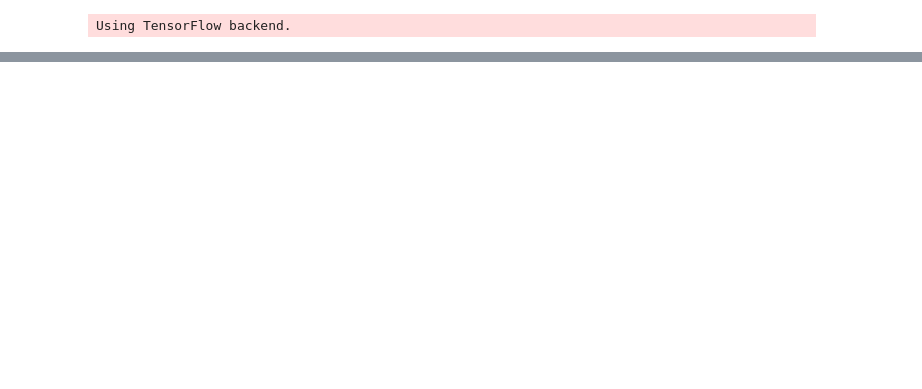
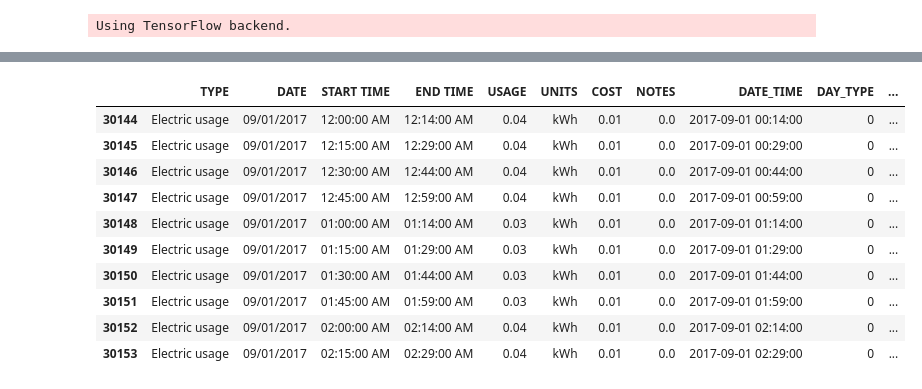
Before and after one commit to sanjaytharagesh31/IBM-hackathon, a Jupyter notebook: LSTM/forecast.ipynb, the cells around one changed output, grey strips where cells are left out. Cells and saved outputs as stored; diff of their text form; code cells hidden in the pictures; blank space fills up the shorter version.

```diff
--- a/LSTM/forecast.ipynb
+++ b/LSTM/forecast.ipynb
@@ -127,7 +140,7 @@ from keras.layers import LSTM
 Using TensorFlow backend.
 # %%
 model_k = Sequential()
-model_k.add(LSTM(1, input_shape=(1,7)))
+model_k.add(LSTM(1, input_shape=(1,10)))
 model_k.add(Dense(1))
 model_k.compile(loss='mean_squared_error', optimizer='adam')
 # %%
@@ -135,7 +152,6 @@ X_t_reshaped = X_train_scaled.reshape((X_train_scaled.shape[0], 1, X_train_scale
 # %%
 X_val_resaped = X_valid_scaled.reshape((X_valid_scaled.shape[0], 1, X_valid_scaled.shape[1]))
 # %%
-history = model_k.fit(X_t_reshaped, y_train, validation_data=(X_val_resaped, y_val),\
-epochs=2, batch_size=96, verbose=2)
+history = model_k.fit(X_t_reshaped, y_train, validation_data=(X_val_resaped, y_val), epochs=10, batch_size=96, verbose=2)
 # %% [output]
 Train on 27168 samples, validate on 2976 samples
@@ -172,0 +181,14 @@ AttributeError: 'DataFrame' object has no attribute 'RF_PREDICTED'
+# %%
+test_data.head(10)
+# %% [output]
+|  | TYPE | DATE | START TIME | END TIME | USAGE | UNITS | COST | NOTES | DATE_TIME | DAY_TYPE | ... |
+| 30144 | Electric usage | 09/01/2017 | 12:00:00 AM | 12:14:00 AM | 0.04 | kWh | 0.01 | 0.0 | 2017-09-01 00:14:00 | 0 | ... |
+| 30145 | Electric usage | 09/01/2017 | 12:15:00 AM | 12:29:00 AM | 0.04 | kWh | 0.01 | 0.0 | 2017-09-01 00:29:00 | 0 | ... |
+| 30146 | Electric usage | 09/01/2017 | 12:30:00 AM | 12:44:00 AM | 0.04 | kWh | 0.01 | 0.0 | 2017-09-01 00:44:00 | 0 | ... |
+| 30147 | Electric usage | 09/01/2017 | 12:45:00 AM | 12:59:00 AM | 0.04 | kWh | 0.01 | 0.0 | 2017-09-01 00:59:00 | 0 | ... |
+| 30148 | Electric usage | 09/01/2017 | 01:00:00 AM | 01:14:00 AM | 0.03 | kWh | 0.01 | 0.0 | 2017-09-01 01:14:00 | 0 | ... |
+| 30149 | Electric usage | 09/01/2017 | 01:15:00 AM | 01:29:00 AM | 0.03 | kWh | 0.01 | 0.0 | 2017-09-01 01:29:00 | 0 | ... |
+| 30150 | Electric usage | 09/01/2017 | 01:30:00 AM | 01:44:00 AM | 0.03 | kWh | 0.01 | 0.0 | 2017-09-01 01:44:00 | 0 | ... |
+| 30151 | Electric usage | 09/01/2017 | 01:45:00 AM | 01:59:00 AM | 0.03 | kWh | 0.01 | 0.0 | 2017-09-01 01:59:00 | 0 | ... |
+| 30152 | Electric usage | 09/01/2017 | 02:00:00 AM | 02:14:00 AM | 0.04 | kWh | 0.01 | 0.0 | 2017-09-01 02:14:00 | 0 | ... |
+| 30153 | Electric usage | 09/01/2017 | 02:15:00 AM | 02:29:00 AM | 0.04 | kWh | 0.01 | 0.0 | 2017-09-01 02:29:00 | 0 | ... |
```
Also changed, not shown: parts of 19 cells of this notebook, 13 other files.
